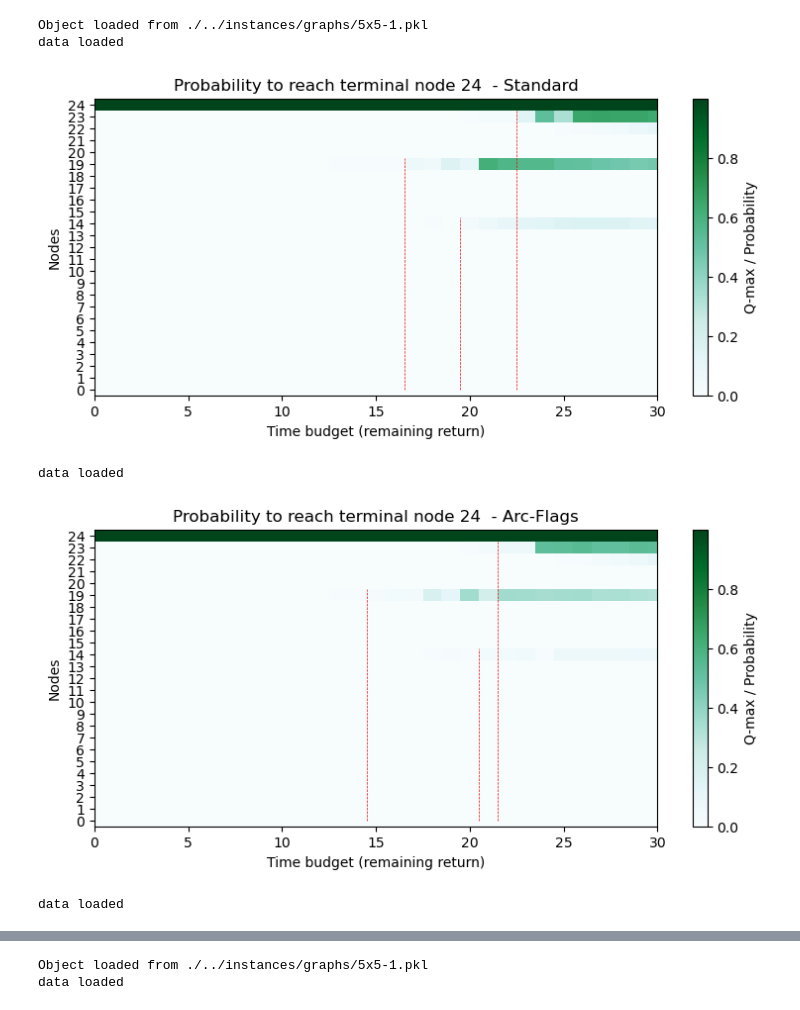
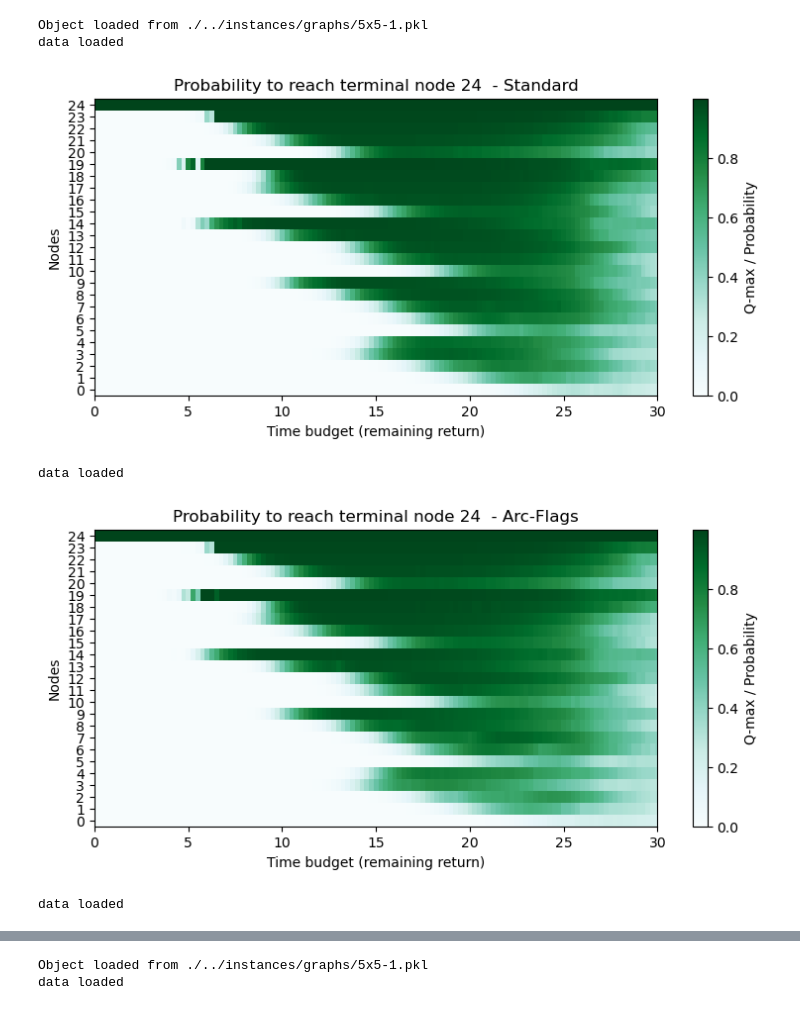
Before and after one commit to samuelepeirone/SOTA-RL, a Jupyter notebook: notebook/Plot.ipynb, the cells around one changed output, grey strips where cells are left out. Saved outputs shown, nothing was run; the diff lists cells and outputs as text; code cells hidden in the pictures.

Commit message:
plot adjustements and 20 million episodes models

```diff
--- a/notebook/Plot.ipynb
+++ b/notebook/Plot.ipynb
@@ -42,20 +39,20 @@ The autoreload extension is already loaded. To reload it, use:
 # %%
 path_graph = "./../instances/graphs/5x5-1.pkl"
 graph = Utils.load_object(path_graph)
 
-plt1 = R2LPlot(graph, "./../instances/trained/grid_5x5-1_1000k100k-gn.pkl")
-plt1.probability_to_reach_terminal_node(30, " - Standard", xy_lines=[(16.5, 19.5), (19.5, 14.5), (22.5, 23.5)])
+plt1 = R2LPlot(graph, "./../instances/trained/grid_5x5-1_20000k200k-gn.pkl")
+plt1.probability_to_reach_terminal_node(30, " - Standard")
 #plt1.probability_to_reach_terminal_node_different_starting_nodes()
 
-plt2 = R2LPlot(graph, "./../instances/trained/grid_5x5-1_1000k100k-af.pkl")
-plt2.probability_to_reach_terminal_node(30, " - Arc-Flags", xy_lines=[(14.5,19.5), (20.5, 14.5), (21.5, 23.5)])
+plt2 = R2LPlot(graph, "./../instances/trained/grid_5x5-1_20000k200k-af.pkl")
+plt2.probability_to_reach_terminal_node(30, " - Arc-Flags")
 
-plt3 = R2LPlot(graph, "./../instances/trained/grid_5x5-1_1000k100k-rh.pkl")
-plt3.probability_to_reach_terminal_node(30, " - Reach", xy_lines=[(14.5, 19.5), (19.5, 14.5), (20.5, 23.5)])
+plt3 = R2LPlot(graph, "./../instances/trained/grid_5x5-1_20000k200k-rh.pkl")
+plt3.probability_to_reach_terminal_node(30, " - Reach")
 # %% [output]
 Object loaded from ./../instances/graphs/5x5-1.pkl
 data loaded
-[figure, old version]
+[figure, new version]
 data loaded
-[figure, old version]
+[figure, new version]
 data loaded
```
Also changed, not shown: parts of 4 cells of this notebook, 8 other files.
